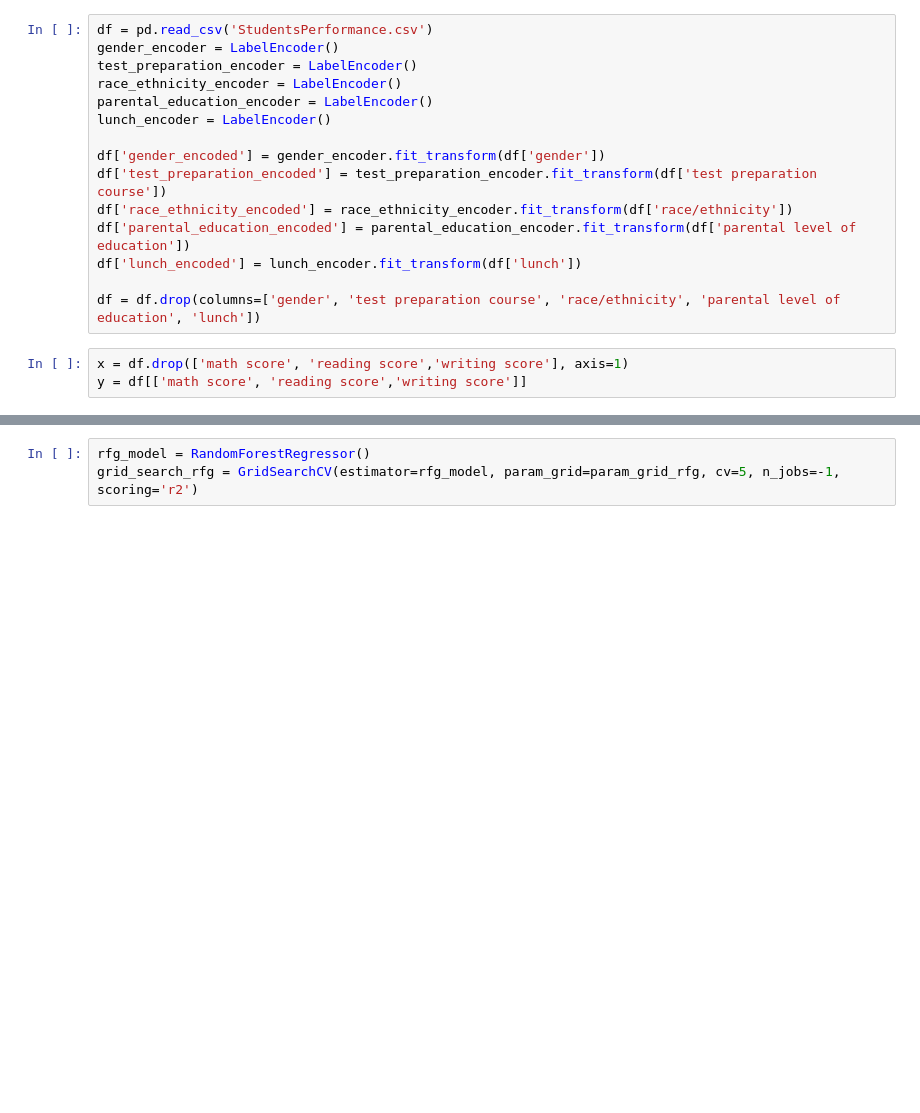
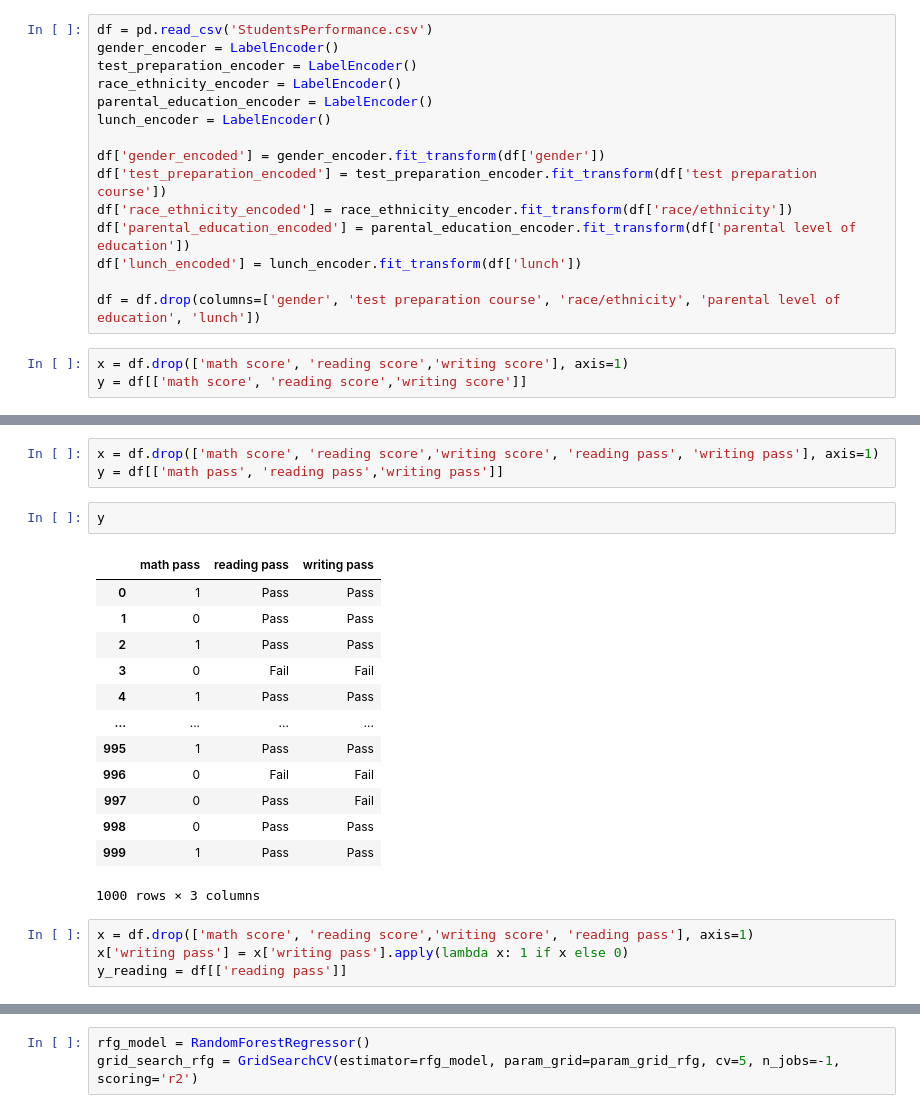
Before and after one commit to WilmerSoto/PrediccionExamen, a Jupyter notebook: Trabajo_final.ipynb, the cells around one changed output, grey strips where cells are left out. Cells and saved outputs as stored; diff of their text form; blank space fills up the shorter version.

```diff
--- a/Trabajo_final.ipynb
+++ b/Trabajo_final.ipynb
@@ -43,0 +68,23 @@ y = df[['math score', 'reading score','writing score']]
+# %%
+x = df.drop(['math score', 'reading score','writing score', 'reading pass', 'writing pass'], axis=1)
+y = df[['math pass', 'reading pass','writing pass']]
+# %%
+y
+# %% [output]
+|  | math pass | reading pass | writing pass |
+| 0 | 1 | Pass | Pass |
+| 1 | 0 | Pass | Pass |
+| 2 | 1 | Pass | Pass |
+| 3 | 0 | Fail | Fail |
+| 4 | 1 | Pass | Pass |
+| ... | ... | ... | ... |
+| 995 | 1 | Pass | Pass |
+| 996 | 0 | Fail | Fail |
+| 997 | 0 | Pass | Fail |
+| 998 | 0 | Pass | Pass |
+| 999 | 1 | Pass | Pass |
+1000 rows × 3 columns
+# %%
+x = df.drop(['math score', 'reading score','writing score', 'reading pass'], axis=1)
+x['writing pass'] = x['writing pass'].apply(lambda x: 1 if x else 0)
+y_reading = df[['reading pass']]
```
Also changed, not shown: parts of 132 cells of this notebook.
